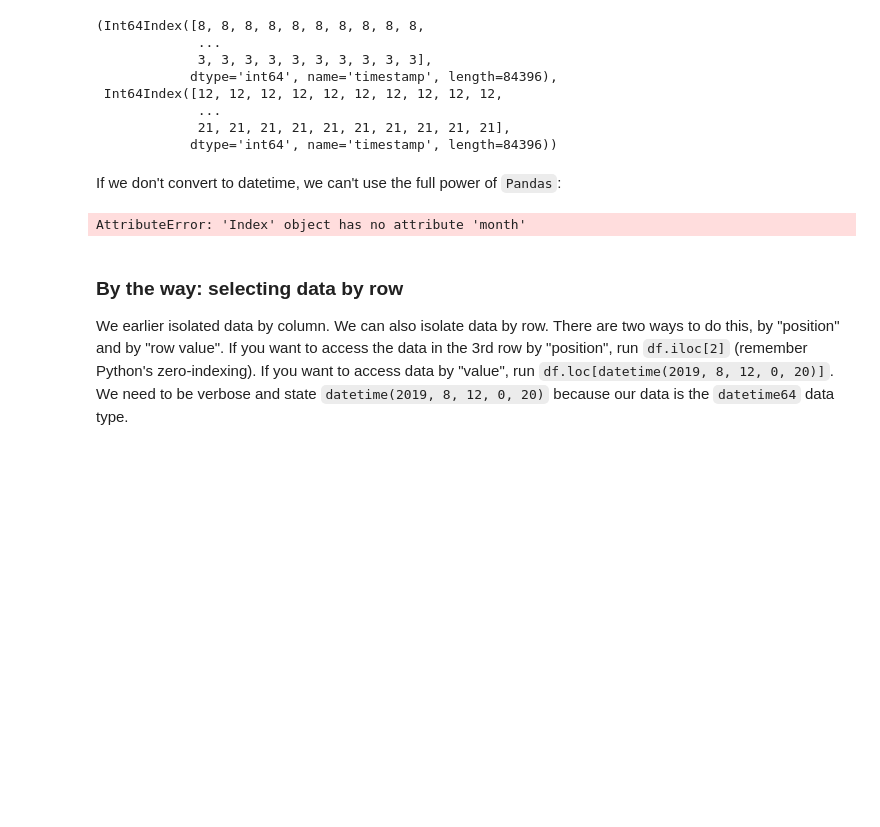
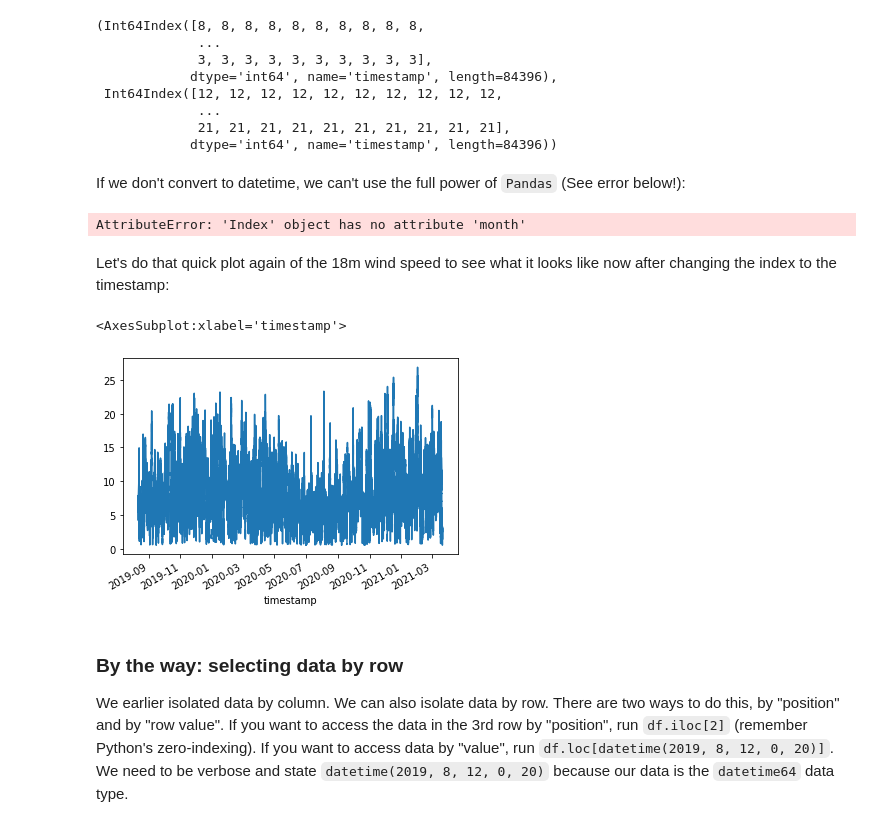
Before and after one commit to ATOC-REU/python_bootcamp, a Jupyter notebook: Day 4_Time series with Pandas/day04_timeseries_new.ipynb, the cells around one changed output. Cells and saved outputs as stored; diff of their text form; code cells hidden in the pictures; blank space fills up the shorter version.

```diff
--- a/Day 4_Time series with Pandas/day04_timeseries_new.ipynb
+++ b/Day 4_Time series with Pandas/day04_timeseries_new.ipynb
@@ -180,7 +180,7 @@ df.index.month, df.index.day
              21, 21, 21, 21, 21, 21, 21, 21, 21, 21],
             dtype='int64', name='timestamp', length=84396))
 # %% [markdown]
-If we don't convert to datetime, we can't use the full power of `Pandas`:
+If we don't convert to datetime, we can't use the full power of `Pandas` (See error below!):
 # %%
 df2 = pd.read_csv("lidar_winds.csv")
 df2 = df2.set_index('timestamp')
@@ -188,6 +188,13 @@ df2 = df2.set_index('timestamp')
 df2.index.month
 # %% [output]
 AttributeError: 'Index' object has no attribute 'month'
+# %% [markdown]
+Let's do that quick plot again of the 18m wind speed to see what it looks like now after changing the index to the timestamp:
+# %%
+df['wspd18m'].plot()
+# %% [output]
+<AxesSubplot:xlabel='timestamp'>
+[figure, added]
 # %% [markdown]
 ### By the way: selecting data by row
 We earlier isolated data by column. We can also isolate data by row. There are two ways to do this, by "position" and by "row value". If you want to access the data in the 3rd row by "position", run `df.iloc[2]` (remember Python's zero-indexing). If you want to access data by "value", run `df.loc[datetime(2019, 8, 12, 0, 20)]`. We need to be verbose and state `datetime(2019, 8, 12, 0, 20)` because our data is the `datetime64` data type.
```
Also changed, not shown: parts of 1 cell of this notebook.
